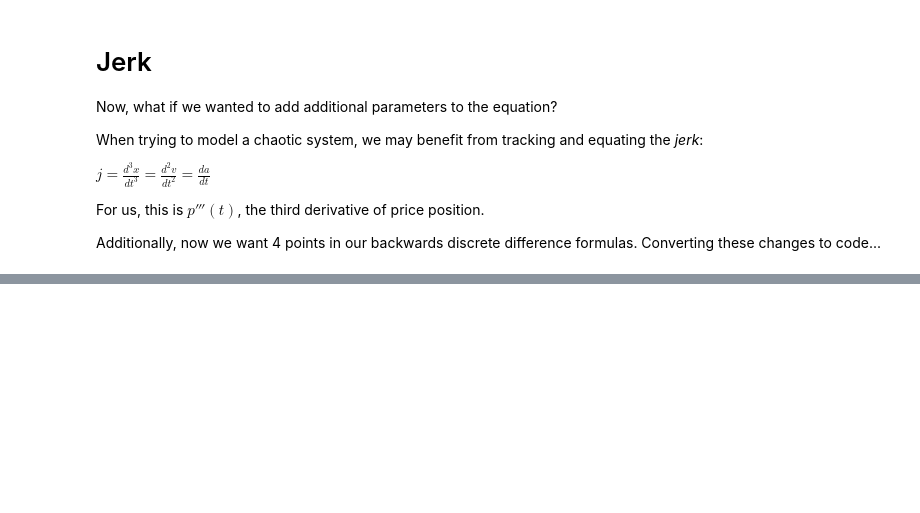
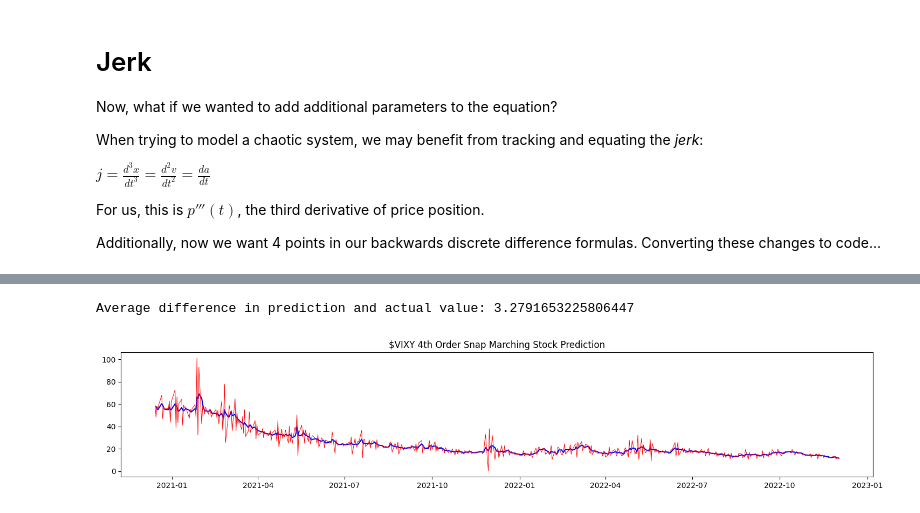
Before and after one commit to patrick-may/Differential-Equations-Stock-Modeler, a Jupyter notebook: project_writeup.ipynb, the cells around one changed output, grey strips where cells are left out. Drawn from its saved outputs; the diff is of its cells as text; code cells hidden in the pictures; blank space fills up the shorter version.

```diff
--- a/project_writeup.ipynb
+++ b/project_writeup.ipynb
@@ -154,0 +169,47 @@ Average difference in prediction and actual value: -0.027969939879760302
+# %%
+def snap_predict(price_points):
+    soln = []
+    for step in range(4, prices.size):
+        xi, xi_1, xi_2, xi_3, xi_4 = price_points[step], price_points[step-1], price_points[step-2], price_points[step-3], price_points[step-4]
+        # our price at a certain point... is just the price at a certain point (😁)
+        p_x = xi
+        # 4 point backward first derivative finite difference
+        # difficulty finding this one... using a 3 point one for now as bandaid
+        v_x = (3 * xi - 4 * xi_1 + xi_2) / 2
+        # 4 point backward second derivative finite difference
+        a_x = (2 * xi) - (5 * xi_1) + (4 * xi_2) - (xi_3)
+        # 4 point backward third derivative finite difference
+        j_x = xi - (3 * xi_1) + (3 * xi_2) - (1 * xi_3)
+        # 5 point backward fourth derivative finite different
+        s_x = xi - 4 * xi_1 + 6 * xi_2 - 4 * xi_3 + xi_4
+
+        step_vec = np.array([p_x, v_x, a_x, j_x, s_x])
+        soln.append(step_vec)
+    return soln
+
+def next_snap_price(row):
+    return row[0] + row[1] + (1/2)*row[2] + (1/6)*row[3] + (1/24)*row[4]
+
+snap_points = snap_predict(prices)
+day = 4
+one_step_guesses = []
+
+for row in snap_points:
+    guess = np.round(next_snap_price(row), 3)
+    one_step_guesses.append(guess)
+    day += 1
+
+    #print("(Actual) Day",day,row[0])
+    #print("(Prediction) Day",day+1,guess)
+
+price_compare = prices[5:] # predictions start on day 2 going to day 3 :)
+
+plt.plot(timestamps[5:], price_compare, color="blue", label="actual")
+plt.plot(timestamps[4:], one_step_guesses, color="red", label="predicted", linewidth=0.7)
+plt.title(f"${ticker} 4th Order Snap Marching Stock Prediction")
+# hacky compare results and actual
+diffs = np.array([abs(x - y) for x, y in zip(one_step_guesses, price_compare)])
+print("Average difference in prediction and actual value:",np.average(diffs))
+# %% [output]
+Average difference in prediction and actual value: 3.2791653225806447
+[figure, added]
```
Also changed, not shown: parts of 5 cells of this notebook, 2 other files.
